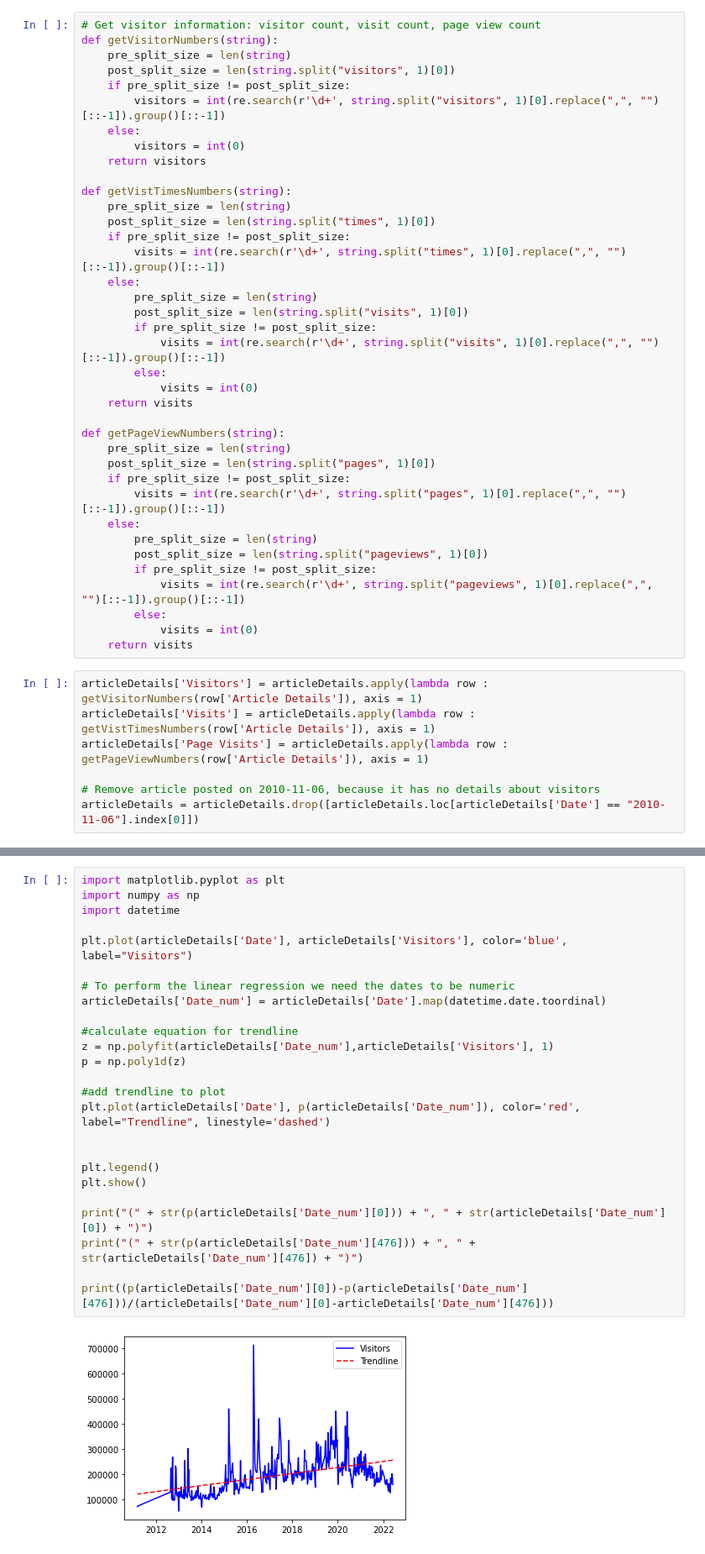
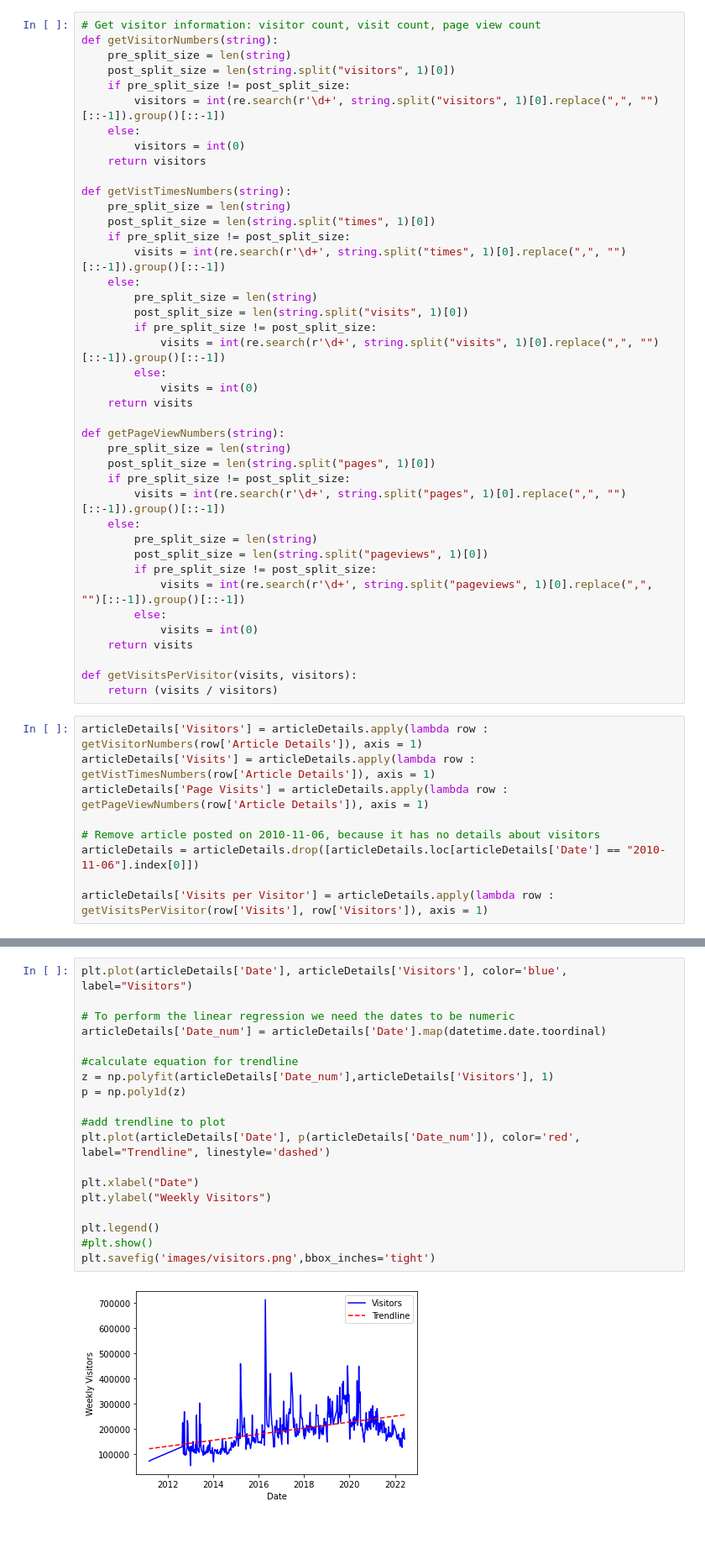
Before and after one commit to groegercesg/Guido_Fawkes_Analysis, a Jupyter notebook: analysis.ipynb, the cells around one changed output, grey strips where cells are left out. Shown at 84% size. Saved outputs shown, nothing was run; the diff lists cells and outputs as text; blank space fills up the shorter version.

Commit message:
Further work on README narrative and creating graphs to support it

```diff
--- a/analysis.ipynb
+++ b/analysis.ipynb
@@ -47,6 +51,9 @@ def getPageViewNumbers(string):
         else:
             visits = int(0)
     return visits
+
+def getVisitsPerVisitor(visits, visitors):
+    return (visits / visitors)
 # %%
 articleDetails['Visitors'] = articleDetails.apply(lambda row : getVisitorNumbers(row['Article Details']), axis = 1)
 articleDetails['Visits'] = articleDetails.apply(lambda row : getVistTimesNumbers(row['Article Details']), axis = 1)
@@ -54,6 +61,8 @@ articleDetails['Page Visits'] = articleDetails.apply(lambda row : getPageViewNum
 
 # Remove article posted on 2010-11-06, because it has no details about visitors
 articleDetails = articleDetails.drop([articleDetails.loc[articleDetails['Date'] == "2010-11-06"].index[0]])
+
+articleDetails['Visits per Visitor'] = articleDetails.apply(lambda row : getVisitsPerVisitor(row['Visits'], row['Visitors']), axis = 1)
 # %%
 articleDetails.head()
 # %% [output]
@@ -64,29 +73,23 @@ articleDetails.head()
 | 3 | 2022-05-07 | https://order-order.com/2022/05/0... | Saturday 7-Up | This week 161,673 visitors visite... | 07:30 | [LibDem Candidate’s Pornstar Side... | 7 | 161673 | 489154 | ... |
 | 4 | 2022-04-30 | https://order-order.com/2022/04/3... | Saturday 7-Up | This week 185,091 visitors visite... | 07:30 | [Flashback: What They Said At the... | 7 | 185091 | 548002 | ... |
 # %%
-import matplotlib.pyplot as plt
-import numpy as np
-import datetime
-
 plt.plot(articleDetails['Date'], articleDetails['Visitors'], color='blue', label="Visitors")
 
 # To perform the linear regression we need the dates to be numeric
 articleDetails['Date_num'] = articleDetails['Date'].map(datetime.date.toordinal)
 
 #calculate equation for trendline
 z = np.polyfit(articleDetails['Date_num'],articleDetails['Visitors'], 1)
 p = np.poly1d(z)
 
 #add trendline to plot
 plt.plot(articleDetails['Date'], p(articleDetails['Date_num']), color='red', label="Trendline", linestyle='dashed')
 
+plt.xlabel("Date")
+plt.ylabel("Weekly Visitors")
 
 plt.legend()
-plt.show()
-
-print("(" + str(p(articleDetails['Date_num'][0])) + ", " + str(articleDetails['Date_num'][0]) + ")")
-print("(" + str(p(articleDetails['Date_num'][476])) + ", " + str(articleDetails['Date_num'][476]) + ")")
-
-print((p(articleDetails['Date_num'][0])-p(articleDetails['Date_num'][476]))/(articleDetails['Date_num'][0]-articleDetails['Date_num'][476]))
+#plt.show()
+plt.savefig('images/visitors.png',bbox_inches='tight')
 # %% [output]
-[figure, old version]
+[figure, new version]
```
Also changed, not shown: parts of 5 cells of this notebook, 4 other files.
